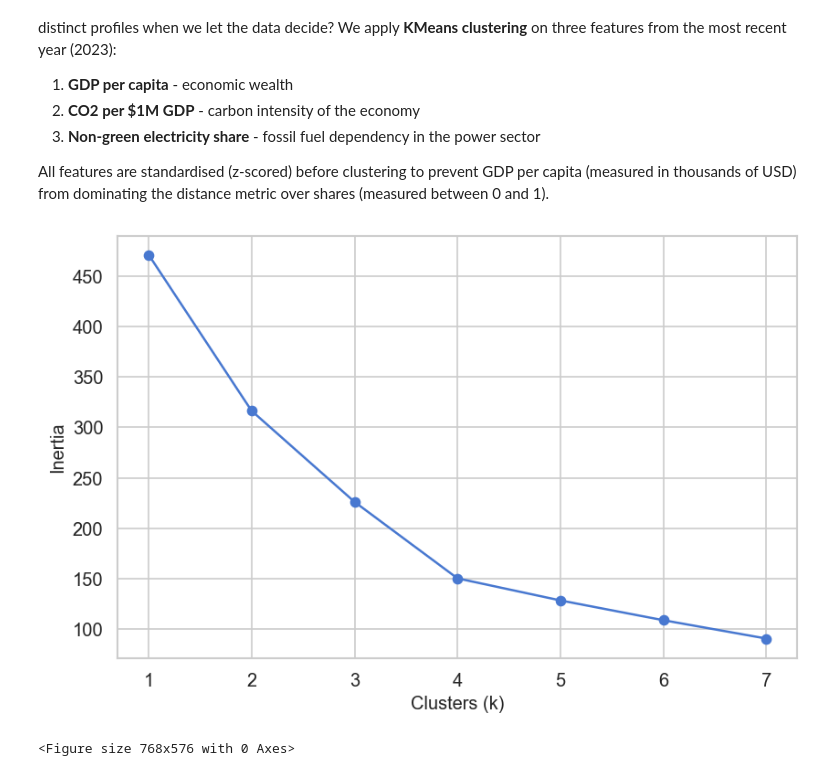
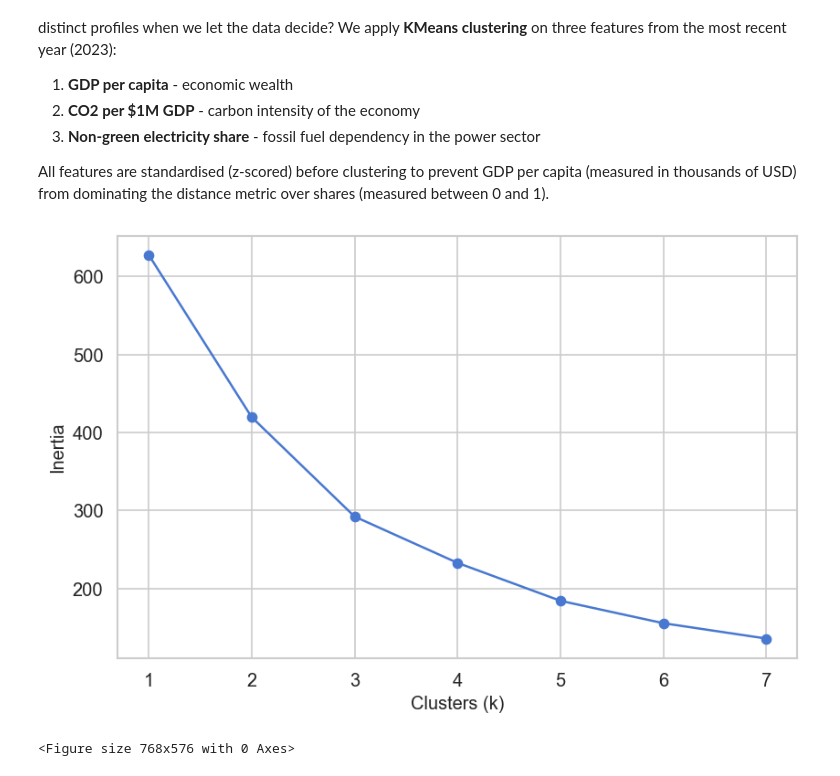
Before and after one commit to fabianfrank-dev/carbon_analysis, a Jupyter notebook: data_analytics_project.ipynb, the cells around one changed output. Saved outputs shown, nothing was run; the diff lists cells and outputs as text; code cells hidden in the pictures.

```diff
--- a/data_analytics_project.ipynb
+++ b/data_analytics_project.ipynb
@@ -787,15 +923,17 @@ The analyses above used predefined income brackets to group countries. But do co
 
 All features are standardised (z-scored) before clustering to prevent GDP per capita (measured in thousands of USD) from dominating the distance metric over shares (measured between 0 and 1).
 # %%
-ml_features = ['gdp_per_capita', 'co2_per_gdp', 'non_green_share']
-cluster_df = base_df[base_df['year'] == 2023].dropna(subset=ml_features).copy()
+year = 2023
+
+ml_features = ['log_gdp_pc','log_co2_pc', 'co2_per_gdp', 'non_green_share']
+cluster_df = base_df[base_df['year'] == year].dropna(subset=ml_features).copy()
 
 # elbow plot to find optimal k
 fig, ax = plt.subplots(figsize=(8, 5))
 _, scaled_data, _ = run_kmeans_elbow(cluster_df, ml_features, k_range=range(1, 8), plot=True)
 plt.tight_layout()
 # %% [output]
-[figure, old version]
+[figure, new version]
 <Figure size 768x576 with 0 Axes>
 # %% [markdown]
 ### Choosing the Number of Clusters
```
Also changed, not shown: parts of 20 cells of this notebook.
